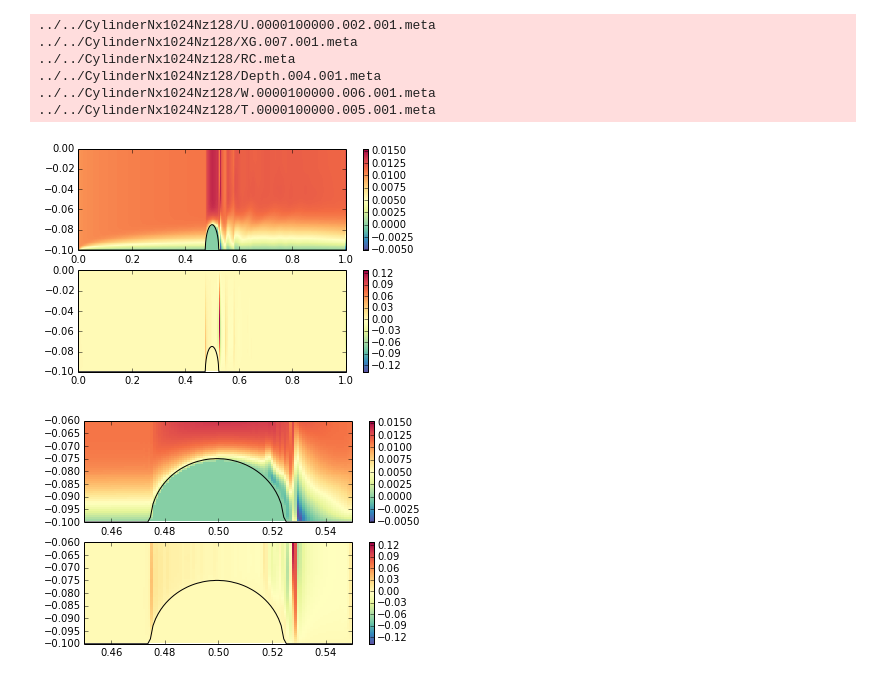
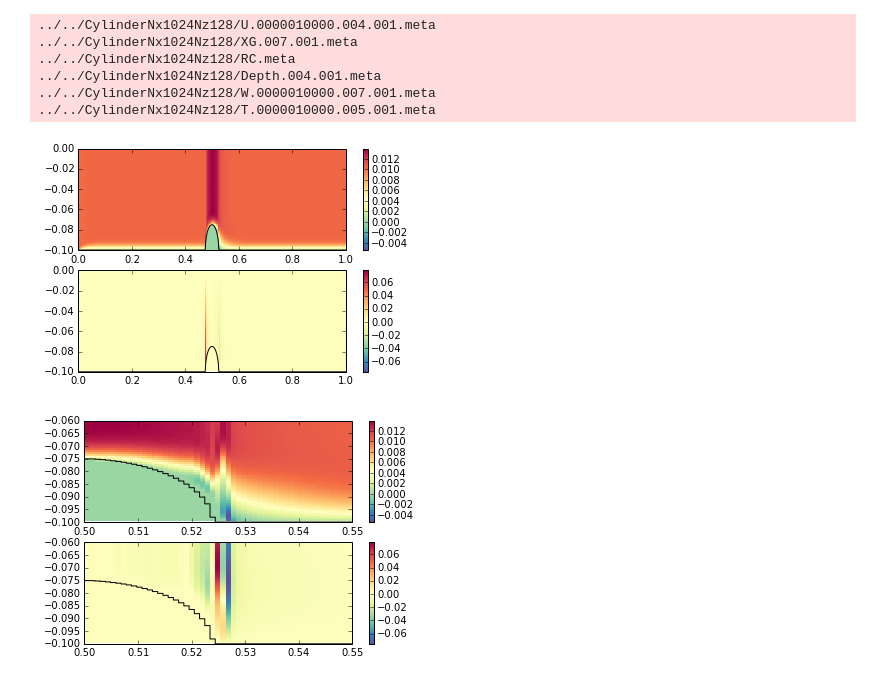
Before and after one commit to UBC-MOAD/flow_separation, a Jupyter notebook: notebooks_2D_runs/view_flow_over_cylinder.ipynb, the cells around one changed output. Cells and saved outputs as stored; diff of their text form; code cells hidden in the pictures.

Commit message:
Updated cylinder notebooks

```diff
--- a/notebooks_2D_runs/view_flow_over_cylinder.ipynb
+++ b/notebooks_2D_runs/view_flow_over_cylinder.ipynb
@@ -6,7 +6,7 @@ from MITgcmutils import rdmds
 %matplotlib inline
 # %%
 _dir = '../../CylinderNx1024Nz128/'
-outnum=100000;
+outnum=10000;
 U=np.squeeze(rdmds(_dir+'U',outnum))
 X=np.squeeze(rdmds(_dir+'XG'))
 Z=np.squeeze(rdmds(_dir+'RC'))
@@ -14,40 +14,40 @@ depth=np.squeeze(rdmds(_dir+'Depth'))
 W=np.squeeze(rdmds(_dir+'W',outnum))
 T=np.squeeze(rdmds(_dir+'T',outnum))
 # %% [output]
-../../CylinderNx1024Nz128/U.0000100000.002.001.meta
+../../CylinderNx1024Nz128/U.0000010000.004.001.meta
 ../../CylinderNx1024Nz128/XG.007.001.meta
 ../../CylinderNx1024Nz128/RC.meta
 ../../CylinderNx1024Nz128/Depth.004.001.meta
-../../CylinderNx1024Nz128/W.0000100000.006.001.meta
-../../CylinderNx1024Nz128/T.0000100000.005.001.meta
+../../CylinderNx1024Nz128/W.0000010000.007.001.meta
+../../CylinderNx1024Nz128/T.0000010000.005.001.meta
 # %%
 plt.subplot(2,1,1)
 plt.pcolor(X,Z,U,cmap='Spectral_r')
 plt.colorbar()
-plt.plot(X,-depth,'-k')
+plt.plot(X,-depth,'-k',drawstyle='steps')
 plt.ylim((-0.1,0))
 plt.subplot(2,1,2)
 plt.pcolor(X,Z,W,cmap='Spectral_r')
 plt.colorbar()
-plt.plot(X,-depth,'-k')
+plt.plot(X,-depth,'-k',drawstyle='steps')
 plt.ylim((-0.1,0))
 plt.show()
 # %% [output]
-[figure, old version]
+[figure, new version]
 # %%
 plt.subplot(2,1,1)
 plt.pcolor(X,Z,U,cmap='Spectral_r')
 plt.colorbar()
-plt.plot(X,-depth,'-k')
-plt.xlim((0.45,0.55))
+plt.plot(X,-depth,'-k',drawstyle='steps')
+plt.xlim((0.5,0.55))
 plt.ylim((-0.1,-0.06))
 plt.subplot(2,1,2)
 plt.pcolor(X,Z,W,cmap='Spectral_r')
 plt.colorbar()
-plt.plot(X,-depth,'-k')
+plt.plot(X,-depth,'-k',drawstyle='steps')
 plt.ylim((-0.1,0))
-plt.xlim((0.45,0.55))
+plt.xlim((0.5,0.55))
 plt.ylim((-0.1,-0.06))
 plt.show()
 # %% [output]
-[figure, old version]
+[figure, new version]
```
